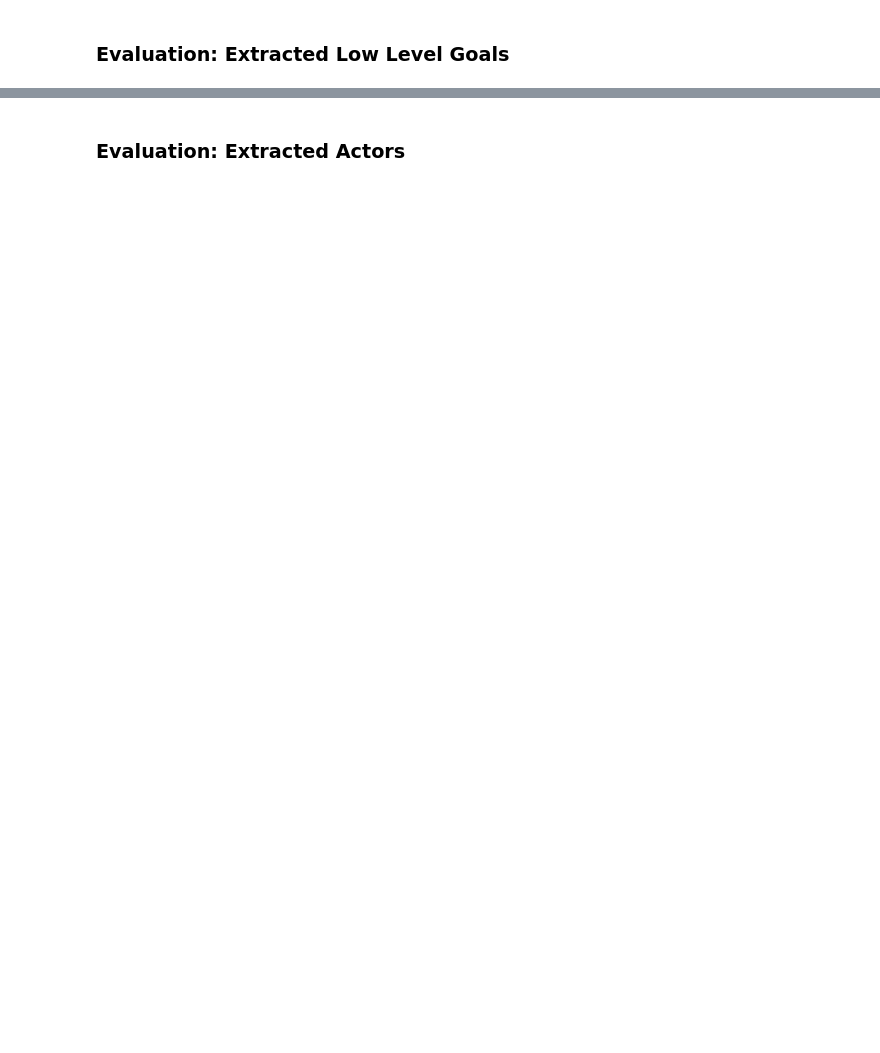
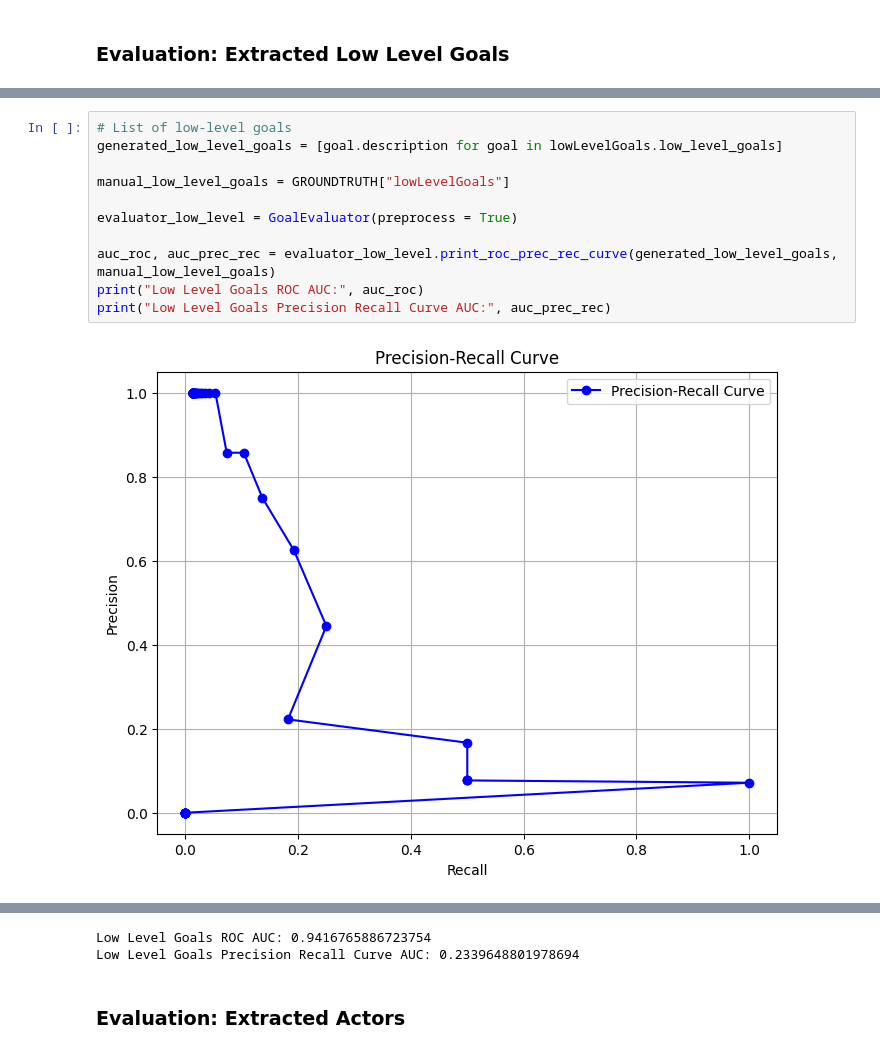
Before and after one commit to dadoluca/LLM_Agent-Goal_Oriented_API_Alignement, a Jupyter notebook: notebook/experiments.ipynb, the cells around one changed output, grey strips where cells are left out. Saved outputs shown, nothing was run; the diff lists cells and outputs as text; blank space fills up the shorter version.

```diff
--- a/notebook/experiments.ipynb
+++ b/notebook/experiments.ipynb
@@ -242,0 +191,13 @@ Low Level Goals Precision Recall Curve AUC: 0.22859740701484177
+# %%
+# List of low-level goals
+generated_low_level_goals = [goal.description for goal in lowLevelGoals.low_level_goals]
+
+manual_low_level_goals = GROUNDTRUTH["lowLevelGoals"]
+
+evaluator_low_level = GoalEvaluator(preprocess = True)
+
+auc_roc, auc_prec_rec = evaluator_low_level.print_roc_prec_rec_curve(generated_low_level_goals, manual_low_level_goals)
+print("Low Level Goals ROC AUC:", auc_roc)
+print("Low Level Goals Precision Recall Curve AUC:", auc_prec_rec)
+# %% [output]
+[figure, added]
@@ -243,3 +205,5 @@ Low Level Goals Precision Recall Curve AUC: 0.22859740701484177
+Low Level Goals ROC AUC: 0.9416765886723754
+Low Level Goals Precision Recall Curve AUC: 0.2339648801978694
 # %% [markdown]
 ### Evaluation: Extracted Actors
 # %%
```
Also changed, not shown: parts of 15 cells of this notebook, 2 other files.
